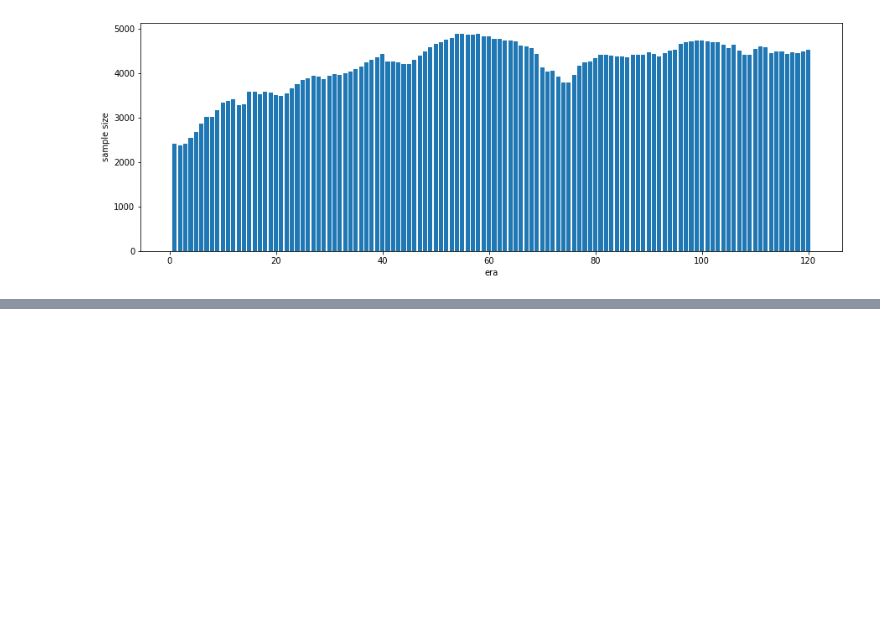
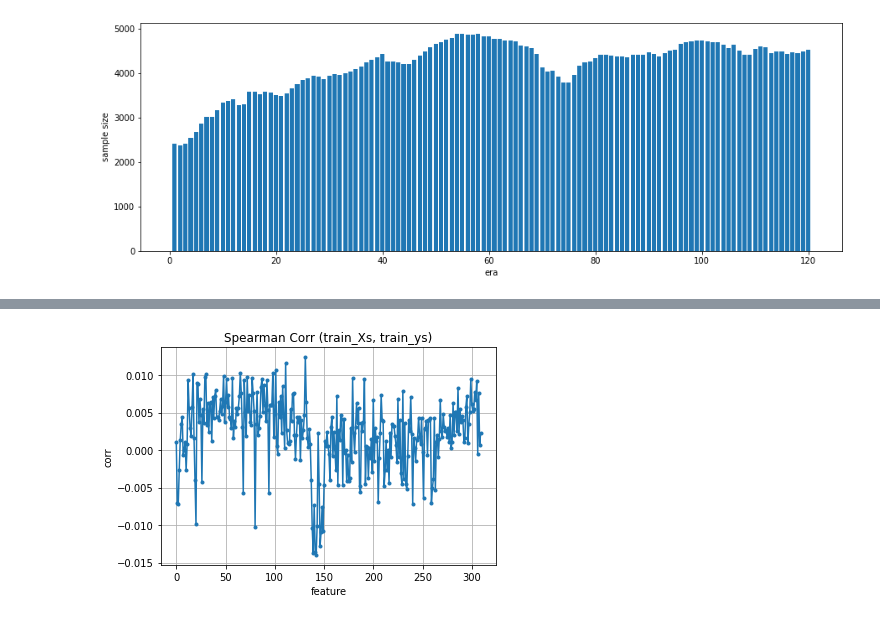
Before and after one commit to ryuji-hashimoto0110/NUMERAI, a Jupyter notebook: notebooks/TheBaseLineModel.ipynb, the cells around one changed output, grey strips where cells are left out. Drawn from its saved outputs; the diff is of its cells as text; code cells hidden in the pictures; blank space fills up the shorter version.

```diff
--- a/notebooks/TheBaseLineModel.ipynb
+++ b/notebooks/TheBaseLineModel.ipynb
@@ -185,14 +109,0 @@ def calc_spearman_corr(x, y):
-# %%
-# 各特徴量と目的値との順位相関を計算
-corr_list = []
-target = train_data['target'].values
-for feature_name in feature_names:
-    feature = train_data[feature_name].values
-    corr = calc_spearman_corr(feature, target)
-    corr_list.append(corr)
-fig, ax = plt.subplots()
-ax.grid()
-ax.plot(corr_list,
-        marker='.', markersize=6)
-ax.set(xlabel='feature', ylabel='corr')
-plt.show()
@@ -200,0 +215,15 @@ plt.show()
+# %%
+# 各特徴量と目的値との順位相関を計算 (train_data)
+target = train_data['target'].values
+features = train_data[feature_names].values
+corr_arr = np.apply_along_axis(calc_spearman_corr, axis=0,
+                           arr=features, y=target)
+fig, ax = plt.subplots()
+ax.grid()
+ax.plot(corr,
+        marker='.', markersize=6)
+ax.set_title('Spearman Corr (train_Xs, train_ys)')
+ax.set(xlabel='feature', ylabel='corr')
+plt.show()
+# %% [output]
+[figure, added]
```
Also changed, not shown: parts of 28 cells of this notebook.
